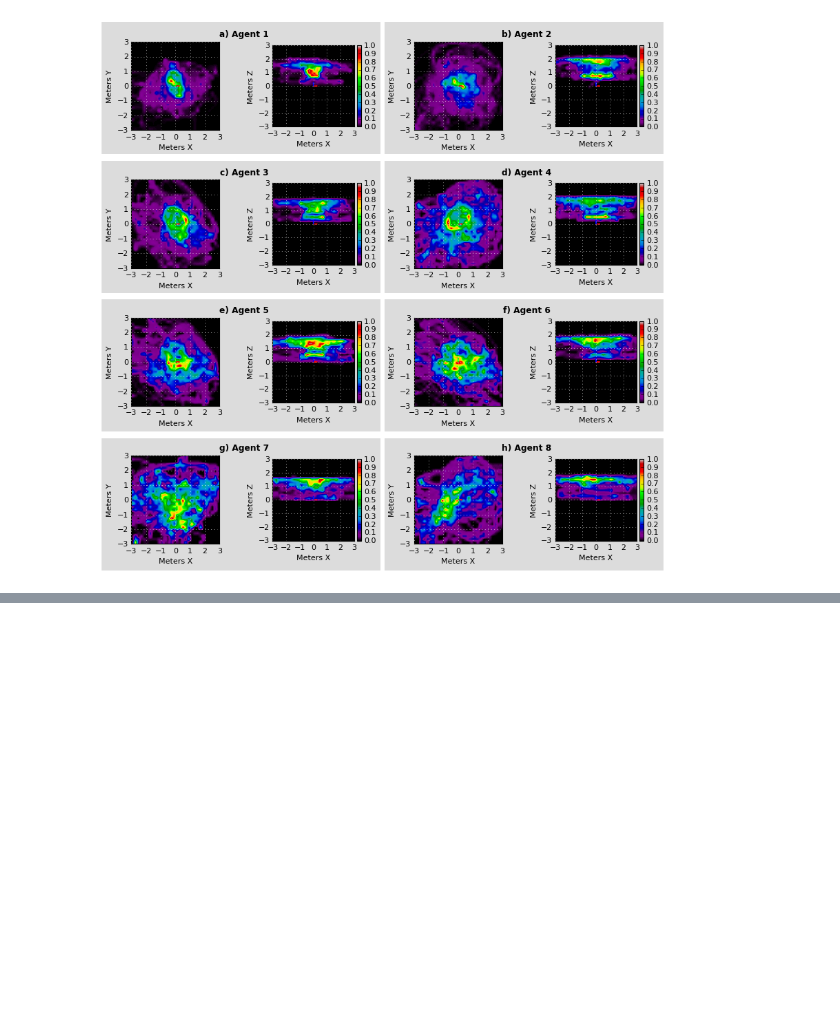
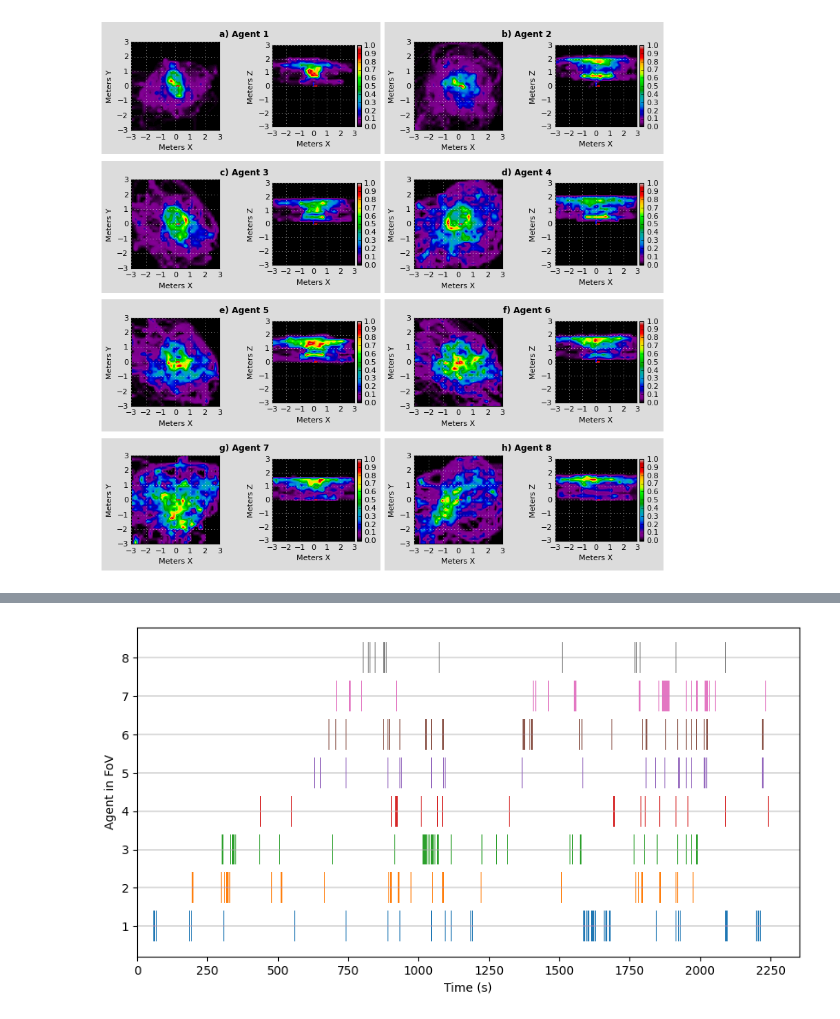
Before and after one commit to pedro-lucas-bravo/master_thesis_data_analysis, a Jupyter notebook: 7-users.ipynb, the cells around one changed output, grey strips where cells are left out. Cells and saved outputs as stored; diff of their text form; code cells hidden in the pictures; blank space fills up the shorter version.

Commit message:
Implement time chart for field of view period per agent

```diff
--- a/7-users.ipynb
+++ b/7-users.ipynb
@@ -85,8 +85,9 @@ startTime = 0
 if start_data.shape[0] > 0:
     startTime = float(start_data.values[0][0].split()[0])
     print('Start Time: ' + str(startTime))
-
+endTime = float(user_data.iloc[len(user_data) - 2]['start'].split()[0])
 limit = 3000
 step = 200
+print(endTime)
 # %% [output]
 Start Time: 4461335.61
@@ -202,3 +204,6 @@ createRoomMultiHeatmap(user_id, heatmap_agents_x_y, heatmap_agents_x_z, 'nipy_sp
 # %% [output]
 <Figure size 640x480 with 0 Axes>
 [figure]
+# %%
+holo_fov_data = holo_data.loc[holo_data[2].str.contains('/fovagents')]
+holo_fov_data
@@ -204,0 +224,52 @@ createRoomMultiHeatmap(user_id, heatmap_agents_x_y, heatmap_agents_x_z, 'nipy_sp
+# %%
+
+colors = plt.rcParams["axes.prop_cycle"]()
+plt.figure(figsize=(10, 5))
+agent_count = 0
+for agent_index in range (4, 19, 2):
+    #print(agent_index)
+    agent_count += 1
+    i = 0
+    start_times = []
+    end_times = []
+    startTaken = False
+    while i < (len(holo_fov_data) - 1):
+        irow = holo_fov_data.iloc[i]
+        if irow[agent_index] == '1':
+            if not startTaken:
+                start_times.append(float(irow[0]))
+                startTaken = True
+            for j in range(i + 1, len(holo_fov_data) - 1):
+                iNextRow = holo_fov_data.iloc[j]
+                if iNextRow[agent_index] == '1':
+                    i = j - 1
+                    break
+            diff = float(iNextRow[0]) - float(irow[0])
+            if(diff > 1000):#Consider that more than 1 sec is out of view
+                end_times.append(float(irow[0]))
+                start_times.append(float(iNextRow[0]))
+                #print(diff)
+        i += 1
+
+    #holo_fov_data
+    if(len(start_times) > len(end_times)):
+        start_times.pop(-1)
+    #print(len(start_times))
+    #print(len (end_times))
+    start_times = (np.array(start_times) - startTime) * 0.001
+    end_times = (np.array(end_times) - startTime) * 0.001
+
+    current_color = next(colors)["color"]
+    for i in range(0, len(start_times)):
+        plt.axhline(agent_count, linewidth=0.01, color='gainsboro')
+        plt.barh(agent_count,  end_times[i]-start_times[i], left=start_times[i], color = current_color)
+
+#plt.yticks(range(len(begin)), event)
+#plt.xlim([0, (endTime - startTime) * 0.001])
+ticks = np.arange(0, (endTime - startTime) * 0.001, 250)
+plt.xticks(ticks)
+plt.ylabel('Agent in FoV')
+plt.xlabel('Time (s)')
+plt.show()
+# %% [output]
+[figure, added]
```
Also changed, not shown: parts of 2 cells of this notebook, 1 other file.
